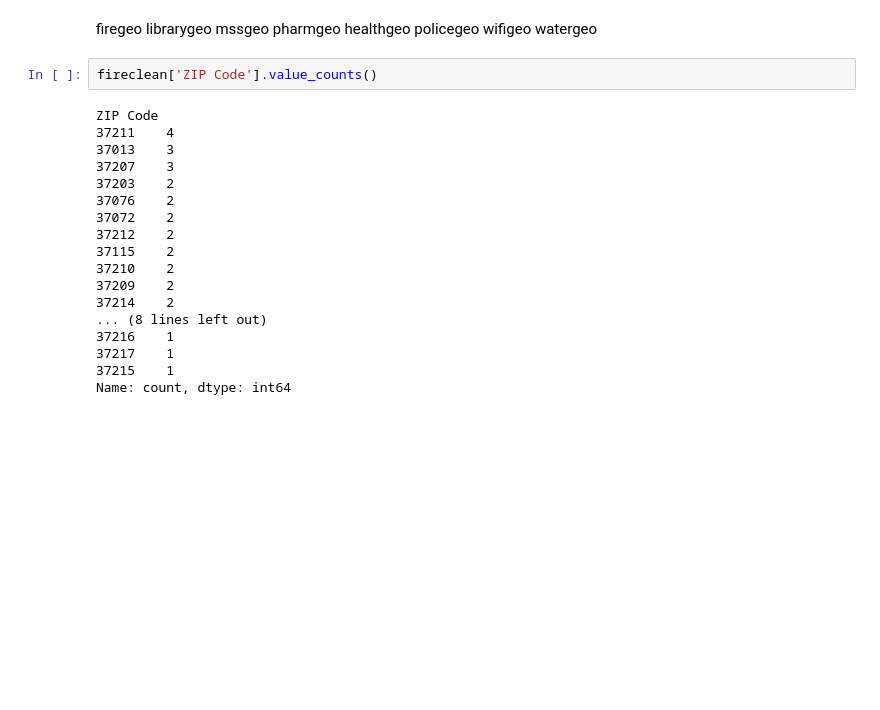
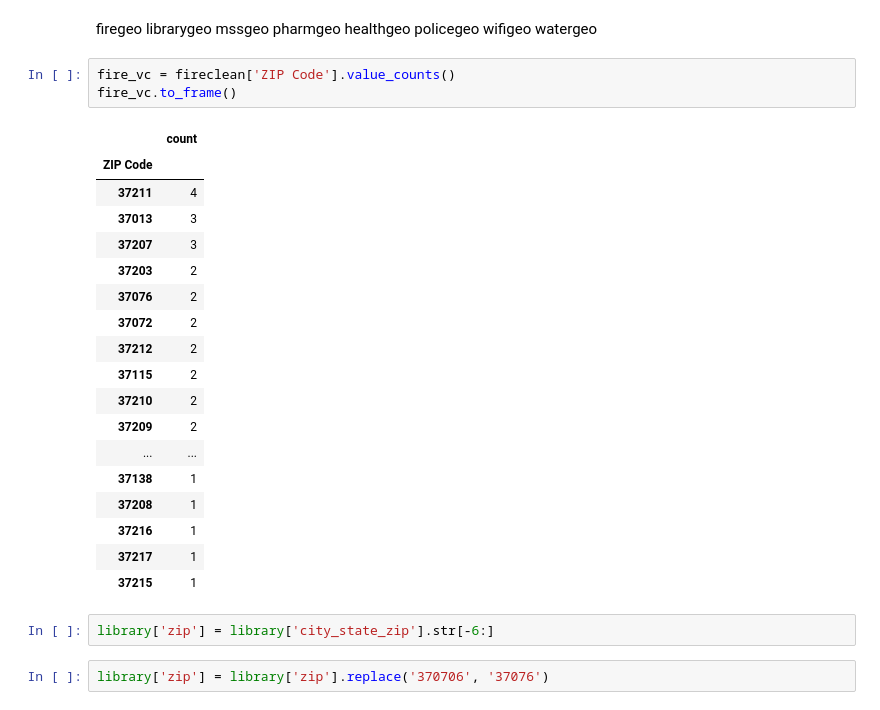
Before and after one commit to Luna-Agora/caps, a Jupyter notebook: notebooks/davidson_geo_folium.ipynb, the cells around one changed output. Drawn from its saved outputs; the diff is of its cells as text; blank space fills up the shorter version.

```diff
--- a/notebooks/davidson_geo_folium.ipynb
+++ b/notebooks/davidson_geo_folium.ipynb
@@ -513,23 +514,29 @@ policegeo
 wifigeo
 watergeo
 # %%
-fireclean['ZIP Code'].value_counts()
+fire_vc = fireclean['ZIP Code'].value_counts()
+fire_vc.to_frame()
 # %% [output]
-ZIP Code
-37211    4
-37013    3
-37207    3
-37203    2
-37076    2
-37072    2
-37212    2
-37115    2
-37210    2
-37209    2
-37214    2
-... (8 lines left out)
-37216    1
-37217    1
-37215    1
-Name: count, dtype: int64
+|  | count |
+| ZIP Code |  |
+| 37211 | 4 |
+| 37013 | 3 |
+| 37207 | 3 |
+| 37203 | 2 |
+| 37076 | 2 |
+| 37072 | 2 |
+| 37212 | 2 |
+| 37115 | 2 |
+| 37210 | 2 |
+| 37209 | 2 |
+| ... | ... |
+| 37138 | 1 |
+| 37208 | 1 |
+| 37216 | 1 |
+| 37217 | 1 |
+| 37215 | 1 |
+# %%
+library['zip'] = library['city_state_zip'].str[-6:]
+# %%
+library['zip'] = library['zip'].replace('370706', '37076')
 # %%
```
Also changed, not shown: parts of 13 cells of this notebook, 3 other files.
